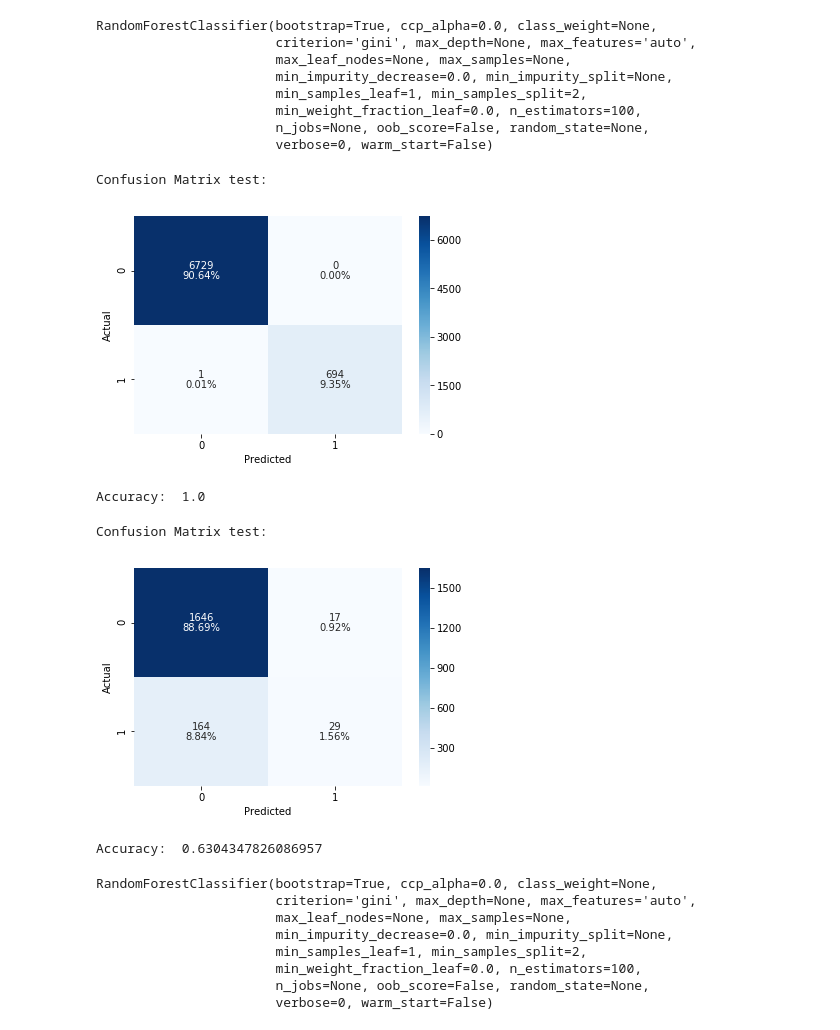
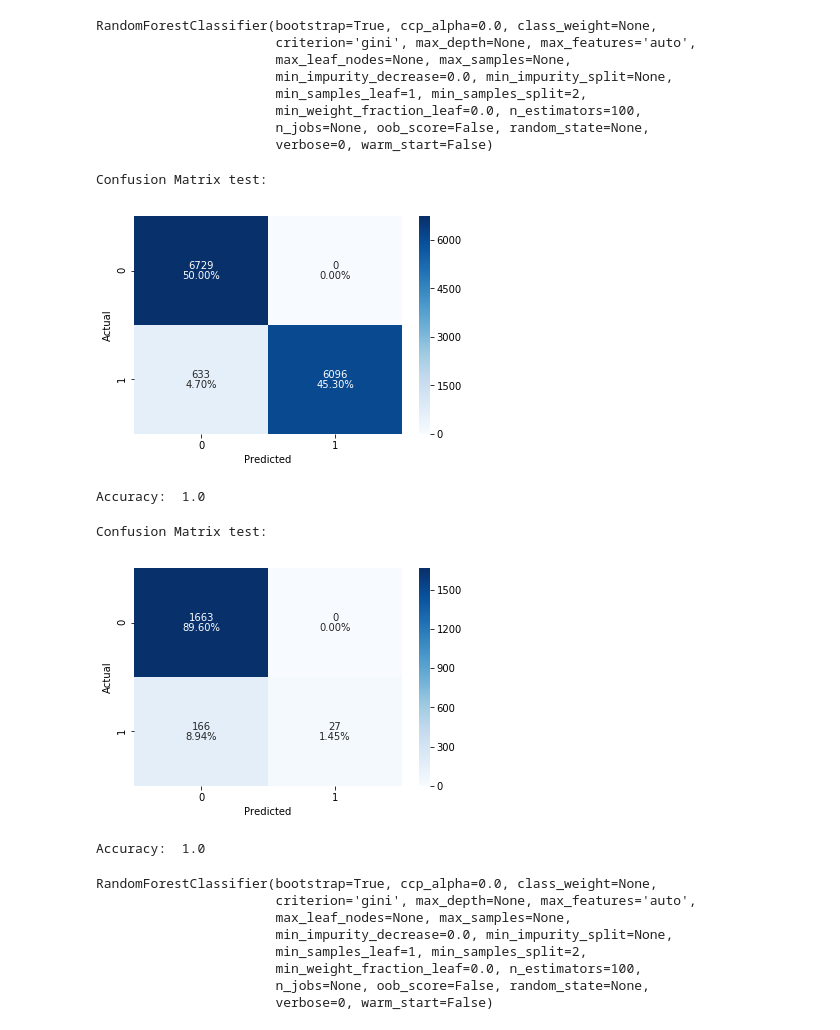
Before and after one commit to Cheffrey2000/dsc-mod-5-project-online-ds-ft-090919, a Jupyter notebook: Model_Setup.ipynb, the cells around one changed output. Cells and saved outputs as stored; diff of their text form; code cells hidden in the pictures.

```diff
--- a/Model_Setup.ipynb
+++ b/Model_Setup.ipynb
@@ -32,6 +32,12 @@ from sklearn import svm
 Using TensorFlow backend.
 # %%
 def cm(y_real, y_pred, t='test'):
+    """
+    This function creates a confusion matrix with the given paramaters.
+    y_real: known data from test or train.
+    y_pred: predicted data
+    t: Title of the matrix
+    """
     cf = confusion_matrix(y_real, y_pred)
     print(f"Confusion Matrix {t}: ")
     akws = {"ha": 'center',"va": 'top'}
@@ -53,6 +59,8 @@ df.head()
 | 3 | 73560 | 142203.069917 | 125966.366442 | 1 | 2.0 | 2.0 | 3.0 | 1.0 | 1.0 | 3.0 | ... | ... |
 | 4 | 73561 | 59052.357033 | 39004.892993 | 1 | 2.0 | 2.0 | 1.0 | 4.0 | 0.0 | 4.0 | ... | ... |
 5 rows × 164 columns
+# %%
+df.drop(['id'], axis=1, inplace=True)
 # %%
 df.DIQ010.value_counts()
 # %% [output]
@@ -73,7 +85,7 @@ Name: DIQ010, dtype: int64
 # %%
 rf = RandomForestClassifier()
 # %%
-rf.fit(X_train, y_train)
+rf.fit(X_train_sm, y_train_sm)
 # %% [output]
 RandomForestClassifier(bootstrap=True, ccp_alpha=0.0, class_weight=None,
                        criterion='gini', max_depth=None, max_features='auto',
@@ -84,11 +96,11 @@ RandomForestClassifier(bootstrap=True, ccp_alpha=0.0, class_weight=None,
                        n_jobs=None, oob_score=False, random_state=None,
                        verbose=0, warm_start=False)
 # %%
-train_pred = rf.predict(X_train)
+train_pred = rf.predict(X_train_sm)
 test_pred = rf.predict(X_test)
 # %%
-cm(y_train, train_pred)
+cm(y_train_sm, train_pred)
 # %% [output]
 Confusion Matrix test:
-[figure, old version]
+[figure, new version]
 # %%
@@ -99,8 +111,8 @@ Accuracy:  1.0
 cm(y_test, test_pred)
 # %% [output]
 Confusion Matrix test:
-[figure, old version]
+[figure, new version]
 # %%
 print('Accuracy: ', precision_score(y_test, test_pred))
 # %% [output]
-Accuracy:  0.6304347826086957
+Accuracy:  1.0
```
Also changed, not shown: parts of 29 cells of this notebook.
